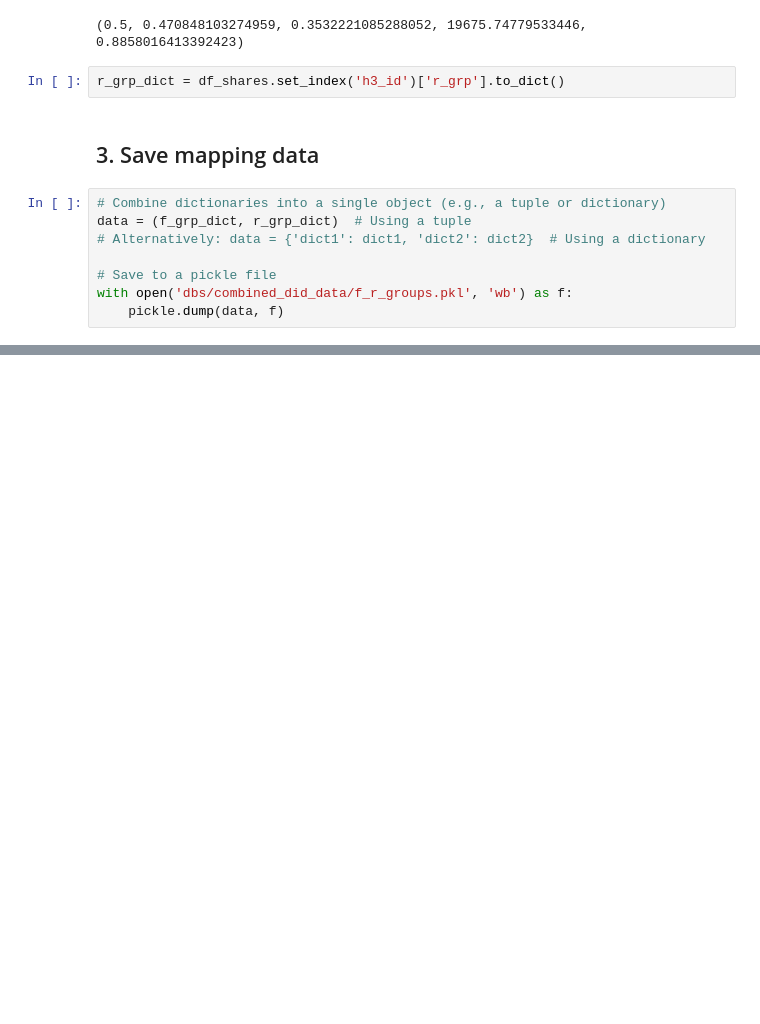
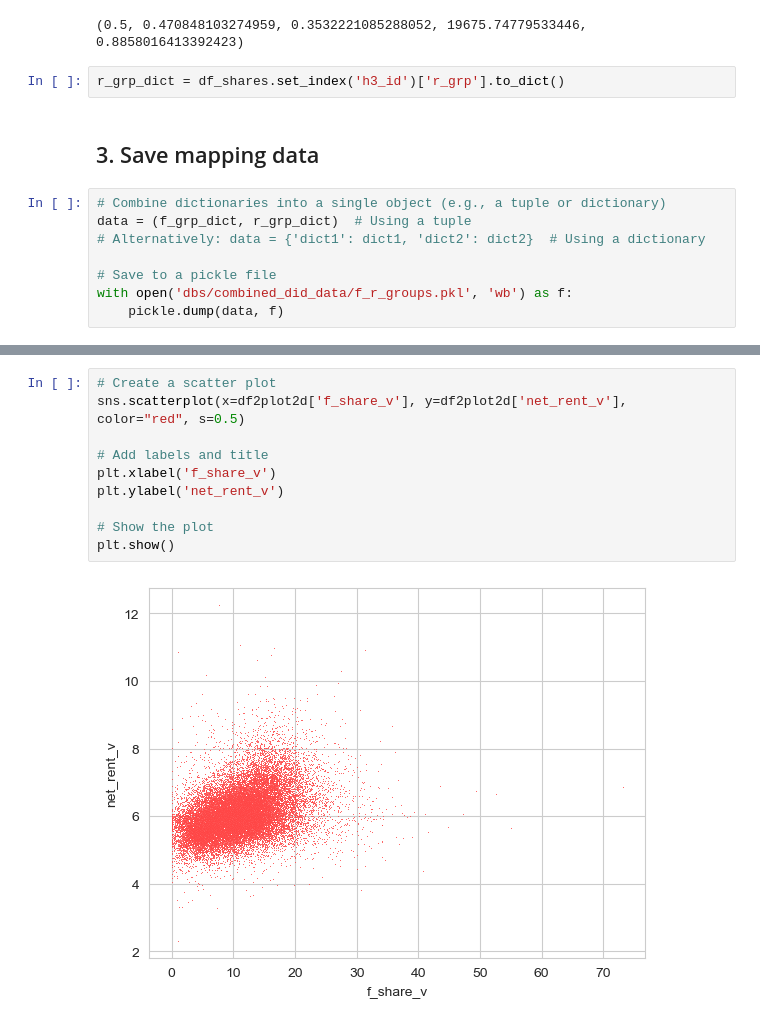
Before and after one commit to MobiSegInsights/nine-euro-ticket-de, a Jupyter notebook: src/data_exp/17-hexagon-classify-visitors.ipynb, the cells around one changed output, grey strips where cells are left out. Saved outputs shown, nothing was run; the diff lists cells and outputs as text; blank space fills up the shorter version.

```diff
--- a/src/data_exp/17-hexagon-classify-visitors.ipynb
+++ b/src/data_exp/17-hexagon-classify-visitors.ipynb
@@ -257,0 +282,12 @@ with open('dbs/combined_did_data/f_r_groups.pkl', 'wb') as f:
+# %%
+# Create a scatter plot
+sns.scatterplot(x=df2plot2d['f_share_v'], y=df2plot2d['net_rent_v'], color="red", s=0.5)
+
+# Add labels and title
+plt.xlabel('f_share_v')
+plt.ylabel('net_rent_v')
+
+# Show the plot
+plt.show()
+# %% [output]
+[figure, added]
```
Also changed, not shown: parts of 18 cells of this notebook, 39 other files.
